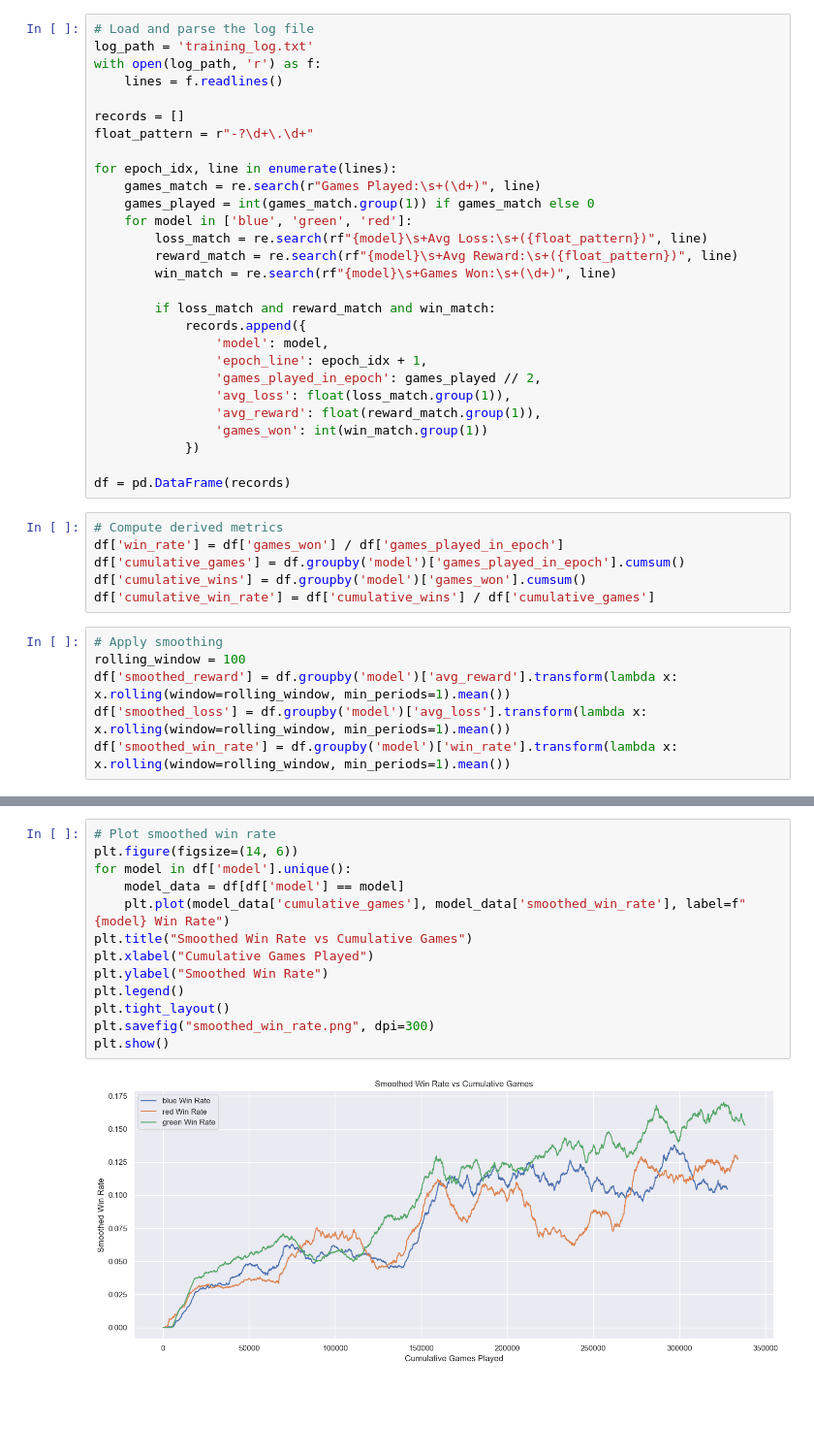
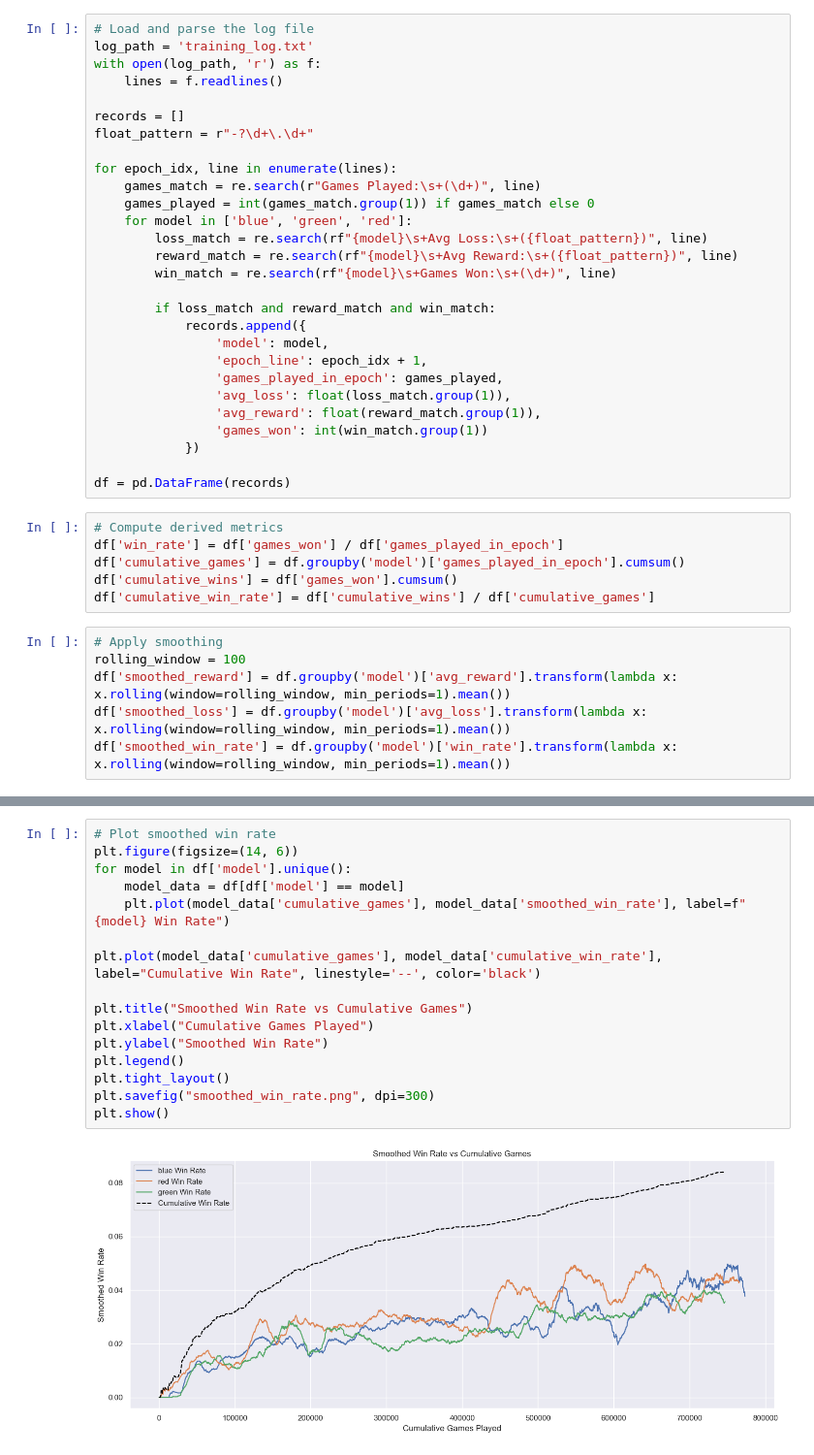
Before and after one commit to Saremist/fheroes2battleAI, a Jupyter notebook: analyze_training_log.ipynb, the cells around one changed output, grey strips where cells are left out. Shown at 97% size. Saved outputs shown, nothing was run; the diff lists cells and outputs as text; blank space fills up the shorter version.

```diff
--- a/analyze_training_log.ipynb
+++ b/analyze_training_log.ipynb
@@ -33,7 +33,7 @@ for epoch_idx, line in enumerate(lines):
             records.append({
                 'model': model,
                 'epoch_line': epoch_idx + 1,
-                'games_played_in_epoch': games_played // 2,
+                'games_played_in_epoch': games_played,
                 'avg_loss': float(loss_match.group(1)),
                 'avg_reward': float(reward_match.group(1)),
                 'games_won': int(win_match.group(1))
@@ -44,7 +44,7 @@ df = pd.DataFrame(records)
 # Compute derived metrics
 df['win_rate'] = df['games_won'] / df['games_played_in_epoch']
 df['cumulative_games'] = df.groupby('model')['games_played_in_epoch'].cumsum()
-df['cumulative_wins'] = df.groupby('model')['games_won'].cumsum()
+df['cumulative_wins'] = df['games_won'].cumsum()
 df['cumulative_win_rate'] = df['cumulative_wins'] / df['cumulative_games']
 # %%
 # Apply smoothing
@@ -85,18 +85,21 @@ plt.show()
 # %%
 # Plot smoothed win rate
 plt.figure(figsize=(14, 6))
 for model in df['model'].unique():
     model_data = df[df['model'] == model]
     plt.plot(model_data['cumulative_games'], model_data['smoothed_win_rate'], label=f"{model} Win Rate")
+
+plt.plot(model_data['cumulative_games'], model_data['cumulative_win_rate'], label="Cumulative Win Rate", linestyle='--', color='black')
+
 plt.title("Smoothed Win Rate vs Cumulative Games")
 plt.xlabel("Cumulative Games Played")
 plt.ylabel("Smoothed Win Rate")
 plt.legend()
 plt.tight_layout()
 plt.savefig("smoothed_win_rate.png", dpi=300)
 plt.show()
 # %% [output]
-[figure, old version]
+[figure, new version]
 # %%
 # Summary table per model
 summary = df.groupby('model').agg({
```
Also changed, not shown: parts of 3 cells of this notebook, 10 other files.
